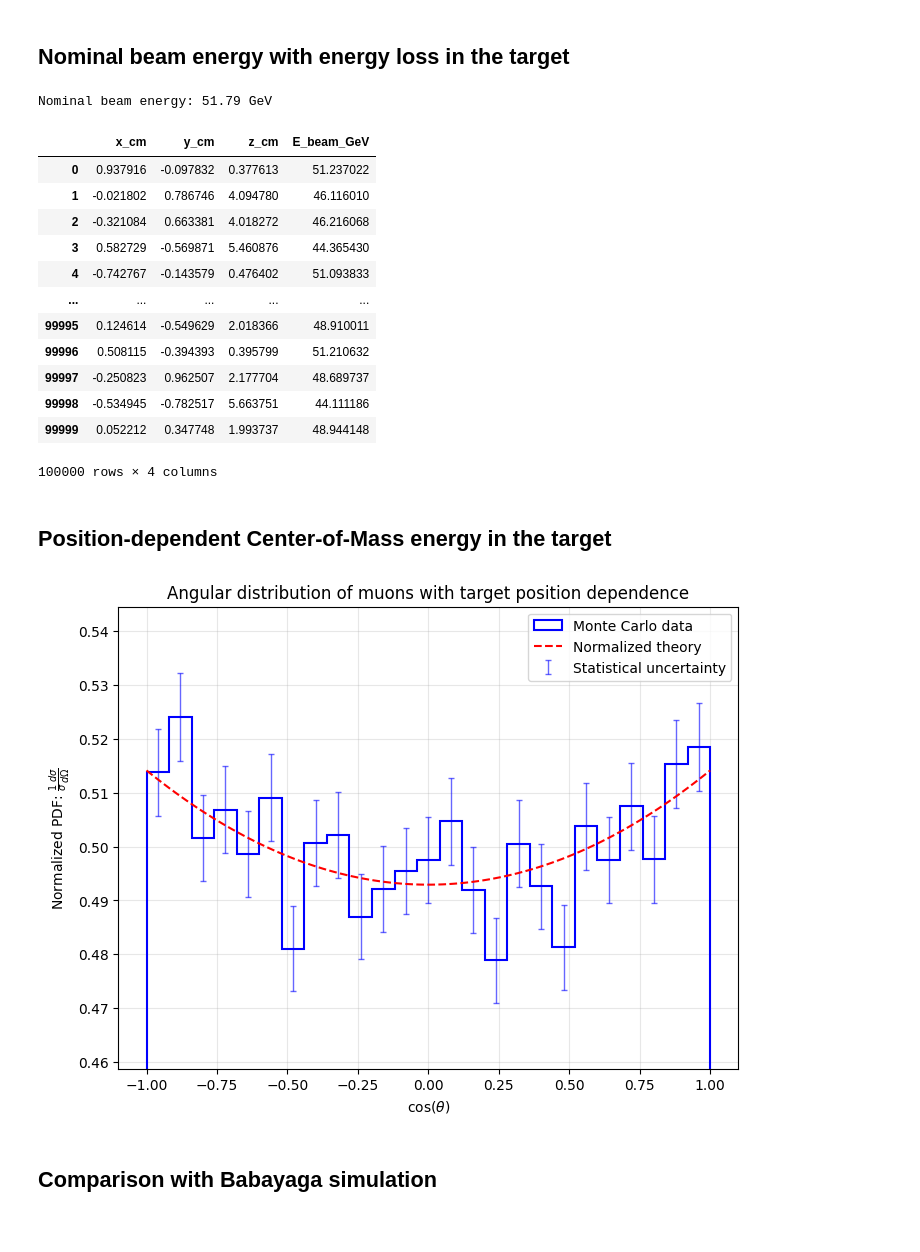
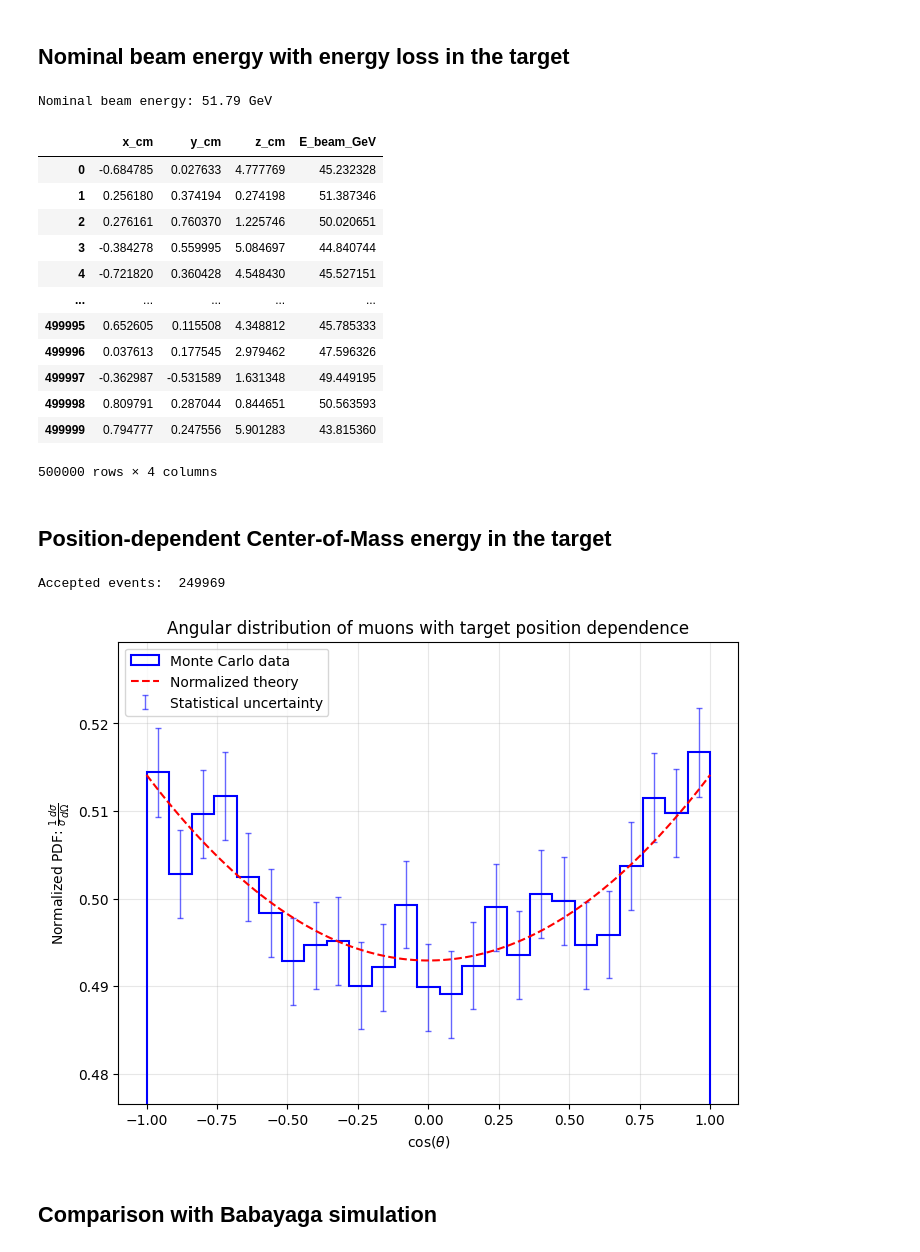
Before and after one commit to marcolorenzato00/LCP_Project, a Jupyter notebook: Project.ipynb, the cells around one changed output. Saved outputs shown, nothing was run; the diff lists cells and outputs as text; code cells hidden in the pictures.

```diff
--- a/Project.ipynb
+++ b/Project.ipynb
@@ -127,7 +295,7 @@ plt.show()
 # %% [markdown]
 ## Monte Carlo simulation
 # %%
-def montecarlo(n):
+def montecarlo(s, n):
     # Generate random uniform values for cos(theta)
     cos = np.random.uniform(-1, 1, n)
 
@@ -140,9 +308,9 @@ def montecarlo(n):
 
     return accepted
 # %%
-n = 100000
+n = 500000
 
-cos = montecarlo(n)
+cos = montecarlo(s, n)
 
 # Random azimuthal angle in CM frame
 phi = np.random.uniform(0, 2*np.pi, len(cos))
@@ -420,45 +599,48 @@ df_beam
 # %% [output]
 Nominal beam energy: 51.79 GeV
 |  | x_cm | y_cm | z_cm | E_beam_GeV |
-| 0 | 0.937916 | -0.097832 | 0.377613 | 51.237022 |
-| 1 | -0.021802 | 0.786746 | 4.094780 | 46.116010 |
-| 2 | -0.321084 | 0.663381 | 4.018272 | 46.216068 |
-| 3 | 0.582729 | -0.569871 | 5.460876 | 44.365430 |
-| 4 | -0.742767 | -0.143579 | 0.476402 | 51.093833 |
+| 0 | -0.684785 | 0.027633 | 4.777769 | 45.232328 |
+| 1 | 0.256180 | 0.374194 | 0.274198 | 51.387346 |
+| 2 | 0.276161 | 0.760370 | 1.225746 | 50.020651 |
+| 3 | -0.384278 | 0.559995 | 5.084697 | 44.840744 |
+| 4 | -0.721820 | 0.360428 | 4.548430 | 45.527151 |
 | ... | ... | ... | ... | ... |
-| 99995 | 0.124614 | -0.549629 | 2.018366 | 48.910011 |
-| 99996 | 0.508115 | -0.394393 | 0.395799 | 51.210632 |
-| 99997 | -0.250823 | 0.962507 | 2.177704 | 48.689737 |
-| 99998 | -0.534945 | -0.782517 | 5.663751 | 44.111186 |
-| 99999 | 0.052212 | 0.347748 | 1.993737 | 48.944148 |
+| 499995 | 0.652605 | 0.115508 | 4.348812 | 45.785333 |
+| 499996 | 0.037613 | 0.177545 | 2.979462 | 47.596326 |
+| 499997 | -0.362987 | -0.531589 | 1.631348 | 49.449195 |
+| 499998 | 0.809791 | 0.287044 | 0.844651 | 50.563593 |
+| 499999 | 0.794777 | 0.247556 | 5.901283 | 43.815360 |
-100000 rows × 4 columns
+500000 rows × 4 columns
 # %% [markdown]
 ## Position-dependent Center-of-Mass energy in the target
 # %%
 # Generate angles in the CM frame using s_z
 s_z = 2 * m_e**2 + 2 * m_e * E_beam
 
-u_z = np.random.uniform(-1, 1, n)
-r_z = np.random.uniform(0, cross_section_norm(s_z, 1), n)
-v_z = u_z[r_z < cross_section_norm(s_z, u_z)]
+#u_z = np.random.uniform(-1, 1, n)
+#r_z = np.random.uniform(0, cross_section_norm(s_z, 1), n)
+#v_z = u_z[r_z < cross_section_norm(s_z, u_z)]
+
+v_z = montecarlo(s_z, n)
 
 plt.figure(figsize=(8, 6))
 
 # Monte Carlo histogram (normalized)
 plot_data(v_z)
 
 # Normalized theoretical curve
 s_z_mean = np.mean(s_z)  # reference theoretical curve
 plot_theory(s_z_mean)
 
 plt.xlabel(r"$\cos(\theta)$")
 plt.ylabel(r"Normalized PDF: $\frac{1}{\sigma}\frac{d\sigma}{d\Omega}$")
 plt.title(r"Angular distribution of muons with target position dependence")
 plt.legend()
 plt.grid(alpha=0.3)
 plt.show()
 # %% [output]
+Accepted events:  249969
-[figure, old version]
+[figure, new version]
 # %% [markdown]
 ## Comparison with Babayaga simulation
 # %%
```
Also changed, not shown: parts of 34 cells of this notebook.
